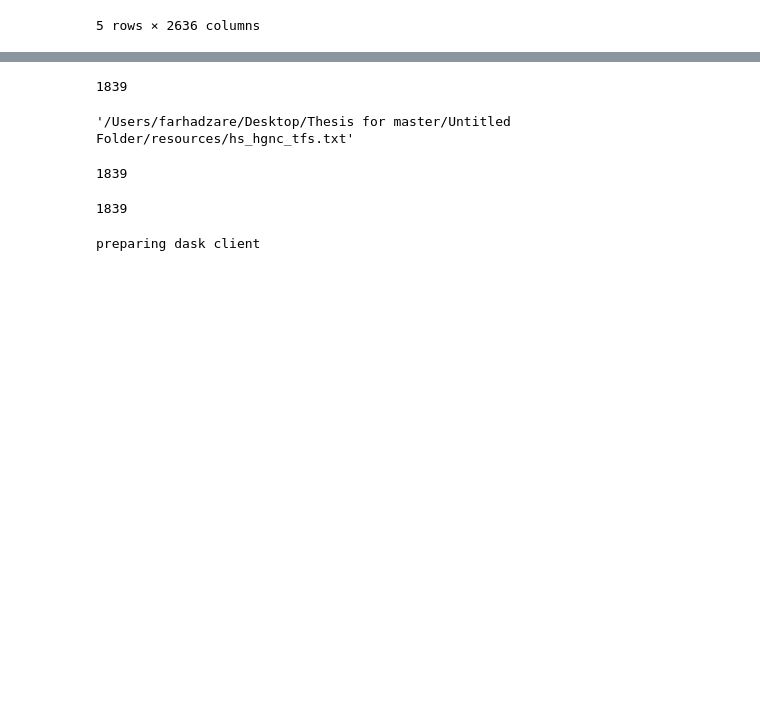
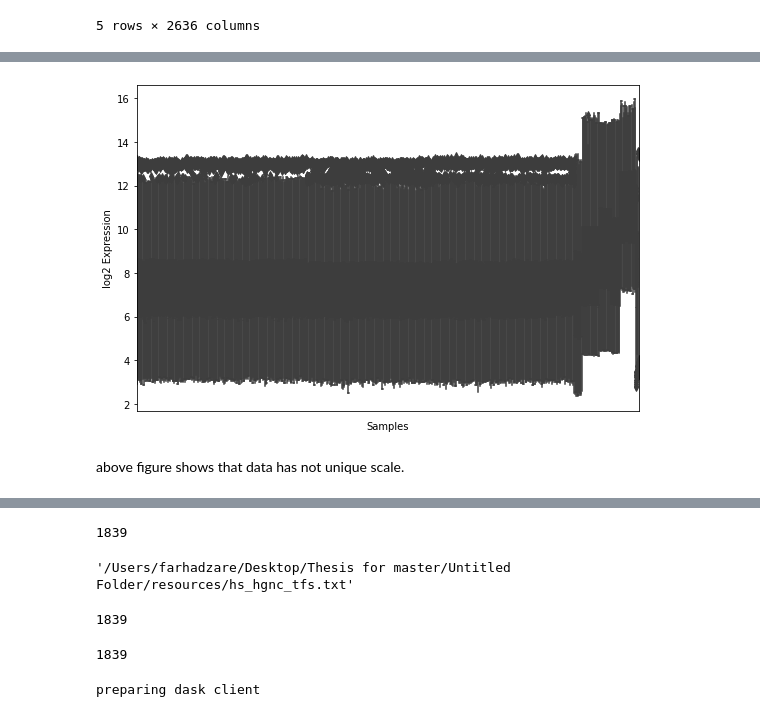
Before and after one commit to farhad-zare/Endothelium-Gene-Regulatory-Networks, a Jupyter notebook: Endothelium Gene Regulatory Networks.ipynb, the cells around one changed output, grey strips where cells are left out. Saved outputs shown, nothing was run; the diff lists cells and outputs as text; code cells hidden in the pictures; blank space fills up the shorter version.

```diff
--- a/Endothelium Gene Regulatory Networks.ipynb
+++ b/Endothelium Gene Regulatory Networks.ipynb
@@ -136,0 +216,11 @@ ex_matrix
+# %%
+matplotlib.pyplot.figure(figsize=(9, 6))
+g = sns.boxplot(data=ex_matrix.T, palette='tab10')
+g.set(xticklabels=[])
+g.tick_params(bottom=False)
+g.set(xlabel='Samples', ylabel='log2 Expression')
+matplotlib.pyplot.show()
+# %% [output]
+[figure, added]
+# %% [markdown]
+above figure shows that data has not unique scale.
```
Also changed, not shown: parts of 34 cells of this notebook, 3 other files.
